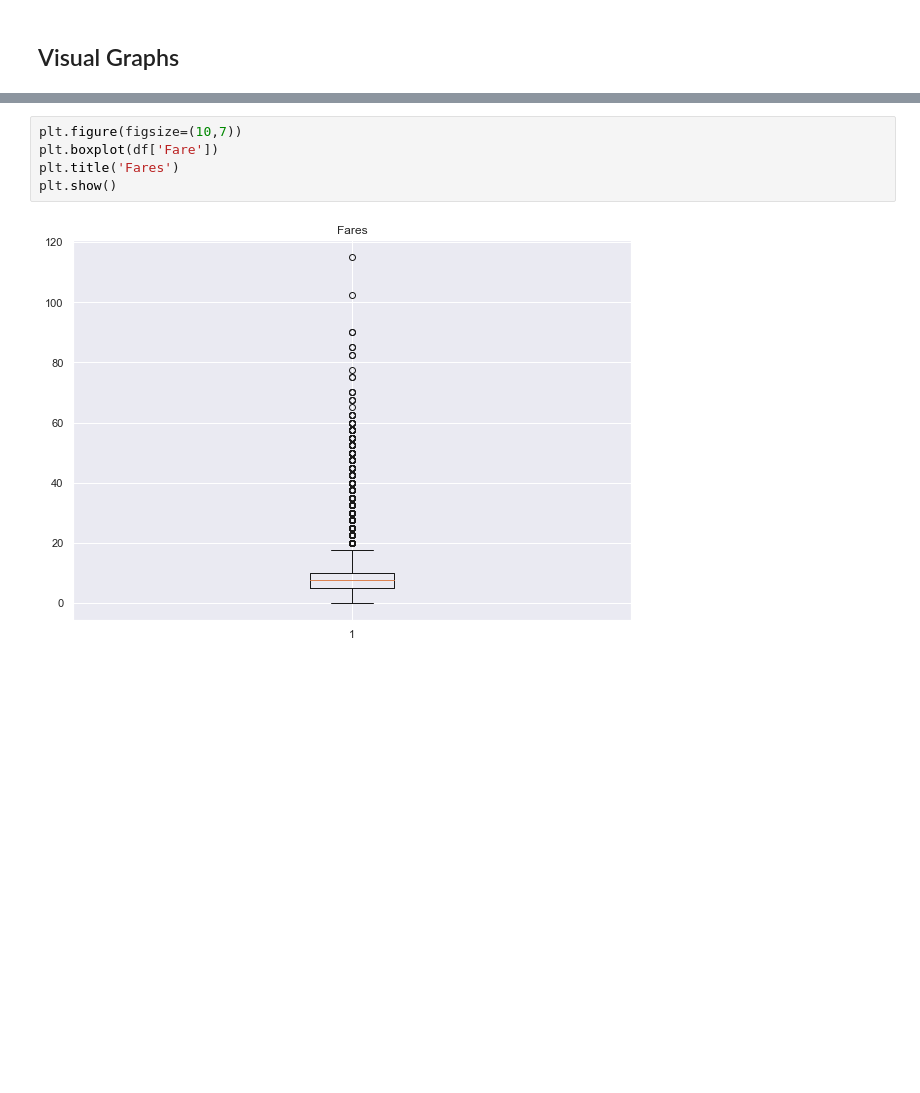
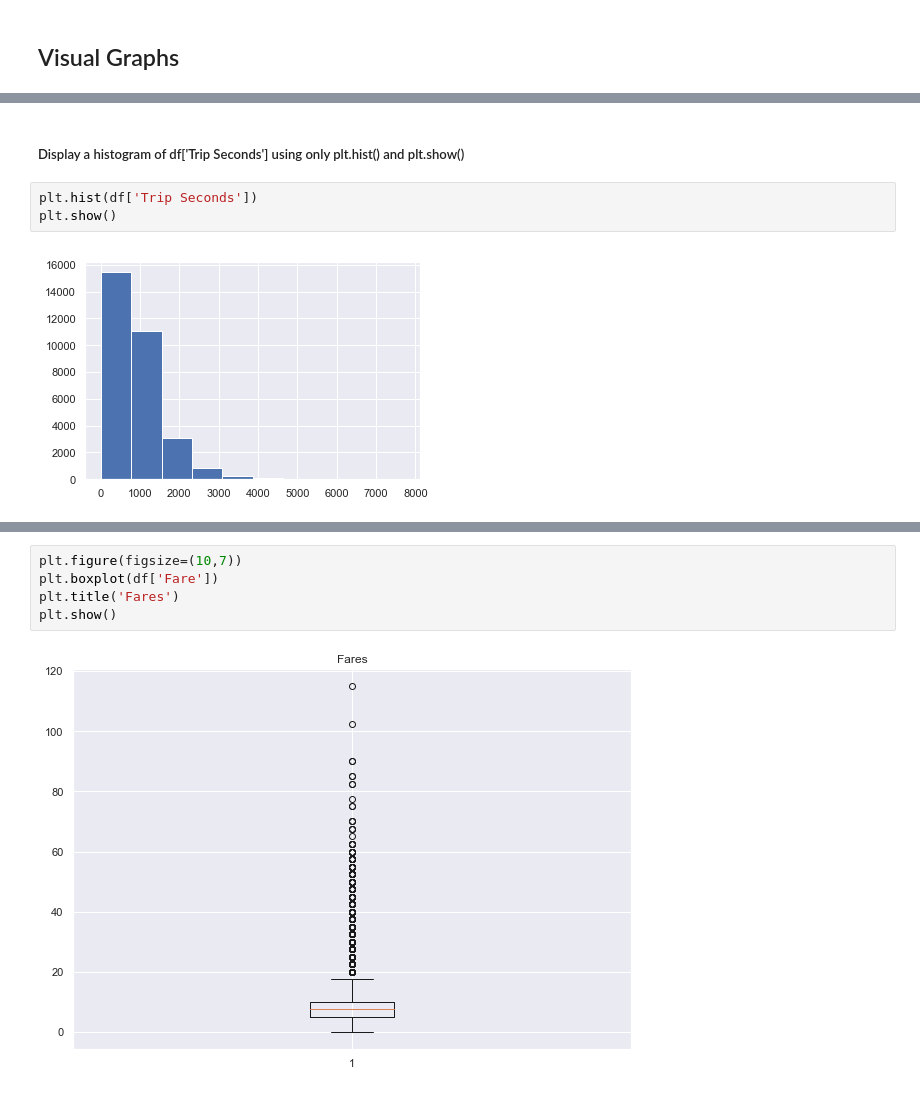
Before and after one commit to ryan-keenan/Data-C4, a Jupyter notebook: Mass_Transit_Project_Part_1.ipynb, the cells around one changed output, grey strips where cells are left out. Drawn from its saved outputs; the diff is of its cells as text; blank space fills up the shorter version.

```diff
--- a/Mass_Transit_Project_Part_1.ipynb
+++ b/Mass_Transit_Project_Part_1.ipynb
@@ -96,0 +162,7 @@ sns.set()
+# %% [markdown]
+##### Display a histogram of df['Trip Seconds'] using only plt.hist() and plt.show()
+# %%
+plt.hist(df['Trip Seconds'])
+plt.show()
+# %% [output]
+[figure, added]
```
Also changed, not shown: parts of 100 cells of this notebook.
